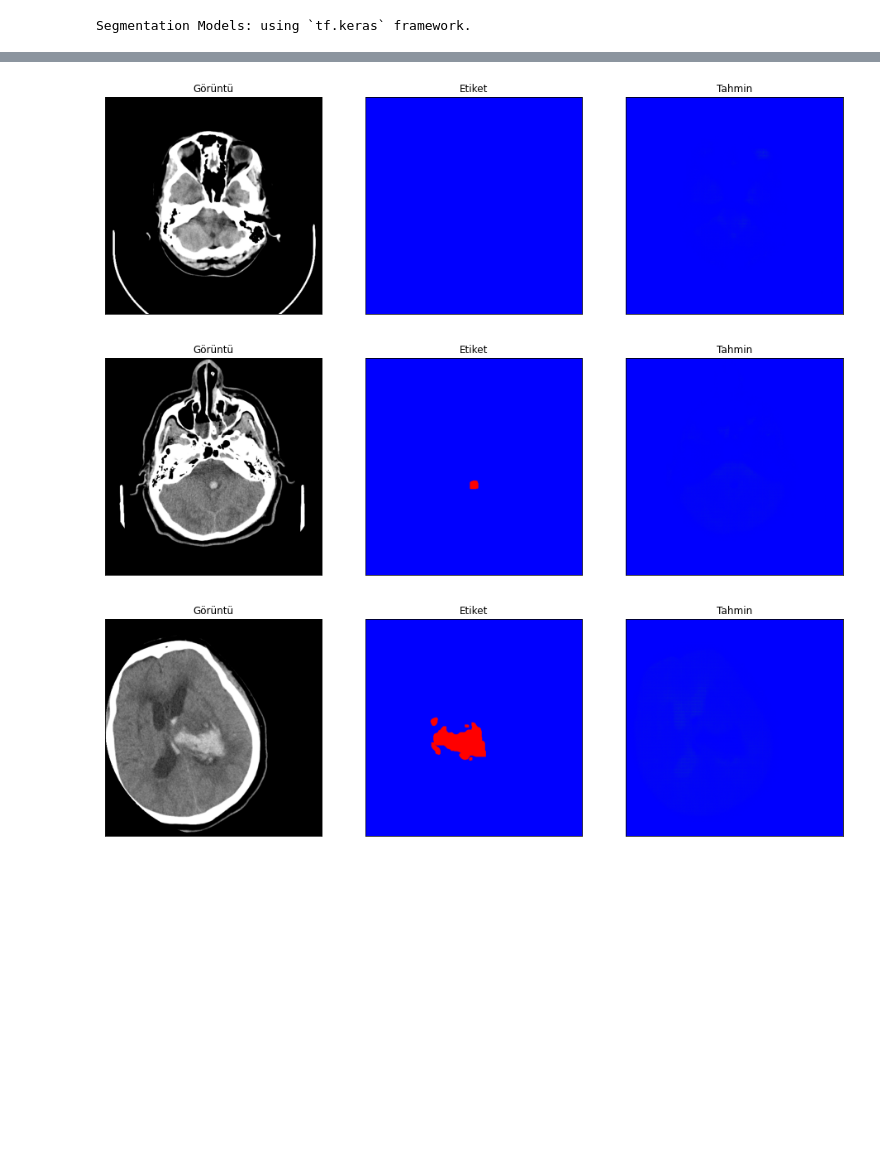
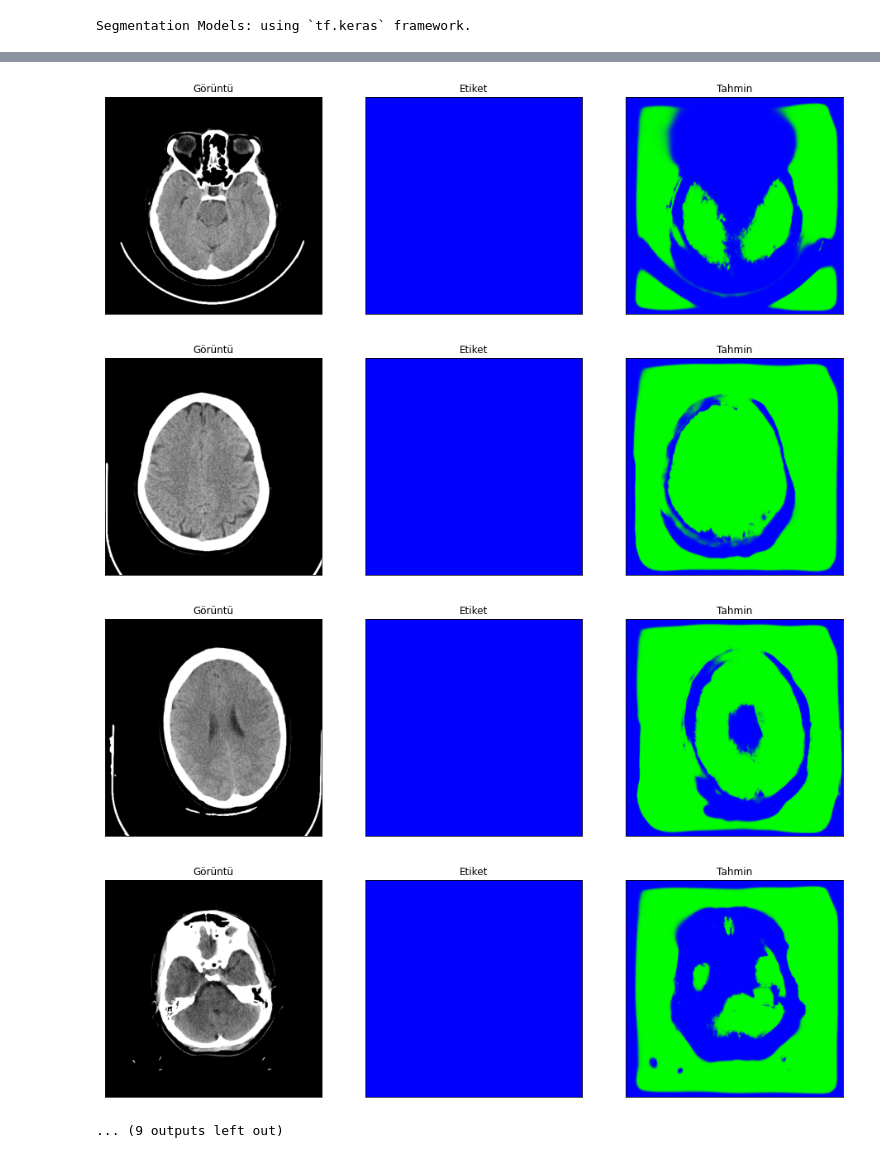
Before and after one commit to ArdaBakici/Teknofest-SYZ-2021, a Jupyter notebook: src/Phase 2/eval_model.ipynb, the cells around one changed output, grey strips where cells are left out. Cells and saved outputs as stored; diff of their text form; code cells hidden in the pictures; blank space fills up the shorter version.

Commit message:
New losses

```diff
--- a/src/Phase 2/eval_model.ipynb
+++ b/src/Phase 2/eval_model.ipynb
@@ -27,7 +29,7 @@ Segmentation Models: using `tf.keras` framework.
 DATASET_PATH = "./recordbase"
 TEST_DIR = "test"
 BATCH_SIZE = 1
-LR = 0.0001
+LR = 0.00005
 
 RECORD_ENCODING_TYPE = "ZLIB" # none if no encoding is used
 
@@ -35,7 +37,7 @@ RECORD_ENCODING_TYPE = "ZLIB" # none if no encoding is used
 BACKBONE = 'efficientnetb3'
 # unlabelled 0, iskemik 1, hemorajik 2
 CLASSES = ['iskemik', 'kanama']
-MODEL_WEIGHT_PATH = "./models/11_09-21_37/best.h5"
+MODEL_WEIGHT_PATH = "./models/13_09-18_28/weights_25.h5"
 
 # Variables
 test_dir = os.path.join(DATASET_PATH, TEST_DIR)
@@ -128,14 +130,15 @@ def get_dataset_optimized(filenames, batch_size, shuffle_size, augment=True):
     return record_dataset.prefetch(tf.data.experimental.AUTOTUNE)
 # %%
 n_classes = 1 if len(CLASSES) == 1 else (len(CLASSES) + 1)  # case for binary and multiclass segmentation
+
 activation = 'sigmoid' if n_classes == 1 else 'softmax'
 
 #create model
-#model = sm.Unet(BACKBONE, classes=n_classes, activation=activation)
+model = sm.Unet(BACKBONE, classes=n_classes, activation=activation)
 
-model = models.swin_unet_2d((512, 512, 3), filter_num_begin=64, n_labels=3, depth=3, stack_num_down=2, stack_num_up=2,
-                            patch_size=(2, 2), num_heads=[4, 8, 8], window_size=[4, 2, 2, 2], num_mlp=512,
-                            output_activation='Softmax', shift_window=True, name='swin_unet')
+#model = models.swin_unet_2d((512, 512, 3), filter_num_begin=64, n_labels=3, depth=3, stack_num_down=2, stack_num_up=2,
+#                            patch_size=(2, 2), num_heads=[4, 8, 8], window_size=[4, 2, 2, 2], num_mlp=512,
+#                            output_activation='Softmax', shift_window=True, name='swin_unet')
 
 # define optomizer
 optim = keras.optimizers.Adam(LR)
@@ -143,17 +146,17 @@ optim = keras.optimizers.Adam(LR)
 # Segmentation models losses can be combined together by '+' and scaled by integer or float factor
 # set class weights for dice_loss (car: 1.; pedestrian: 2.; background: 0.5;)
 # TODO redefine class weights
-dice_loss = sm.losses.DiceLoss(class_weights=np.array([0.45, 0.45, 0.1]))
-focal_loss = sm.losses.BinaryFocalLoss() if n_classes == 1 else sm.losses.CategoricalFocalLoss()
-total_loss = dice_loss + (1 * focal_loss)
+multi_focal_tversky = losses.multiclass_focal_tversky(alpha=0.7, gamma=4/3)
 
 # actulally total_loss can be imported directly from library, above example just show you how to manipulate with losses
 # total_loss = sm.losses.binary_focal_dice_loss # or sm.losses.categorical_focal_dice_loss
 
-metrics = [sm.metrics.IOUScore(threshold=0.5), sm.metrics.FScore(threshold=0.5)]
+metrics = [sm.metrics.IOUScore(), sm.metrics.FScore()]
 
 # compile keras model with defined optimozer, loss and metrics
-model.compile(optim, total_loss, metrics)
+#model = load_model(MODEL_WEIGHT_PATH, custom_objects={'wrapper': multi_focal_tversky,'iou_score': sm.metrics.IOUScore(), 'f1-score': sm.metrics.FScore()})
+
+model.compile(optim, multi_focal_tversky, metrics)
 
 model.load_weights(MODEL_WEIGHT_PATH)
 
@@ -165,5 +181,5 @@ WARNING:tensorflow:Using a while_loop for converting PyFunc
 # %%
-n = 10
+n = 20
 n // BATCH_SIZE
 test = test_dataset.take(n)
 for i in test:
@@ -189,6 +207,8 @@ for i in test:
-[figure, old version]
+[figure, new version]
-[figure, old version]
+[figure, new version]
-[figure, old version]
+[figure, new version]
+[figure, added]
+... (9 outputs left out)
 # %%
 scores = model.evaluate(test_dataset)
 
```
Also changed, not shown: parts of 3 cells of this notebook, 4 other files.
